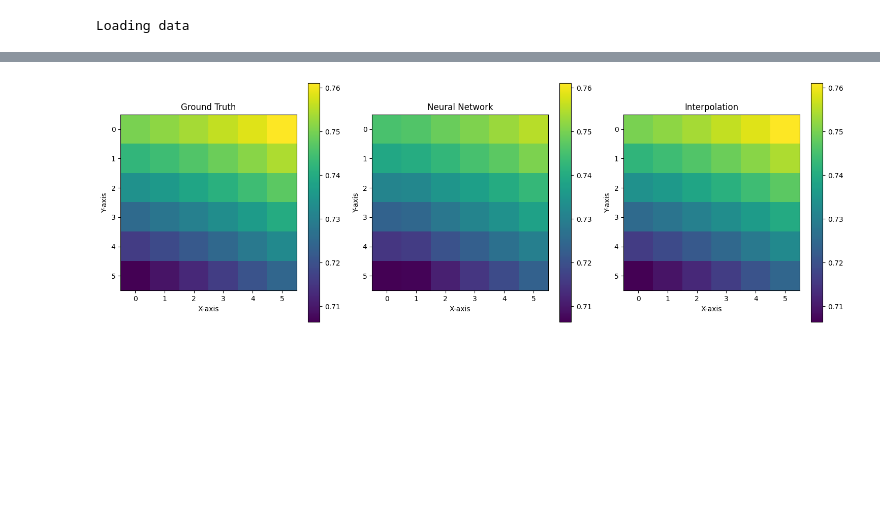
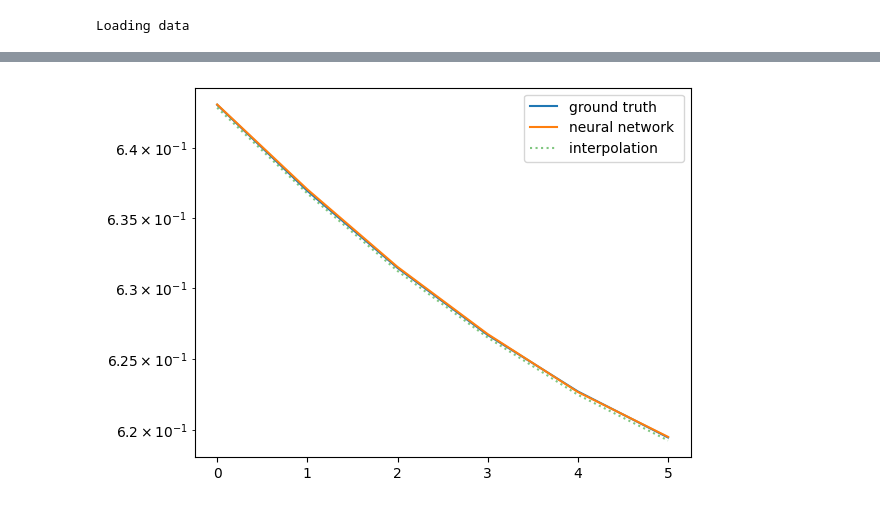
Before and after one commit to ThomasHelfer/TorchGRTL, a Jupyter notebook: notebook.ipynb, the cells around one changed output, grey strips where cells are left out. Drawn from its saved outputs; the diff is of its cells as text; code cells hidden in the pictures; blank space fills up the shorter version.

```diff
--- a/notebook.ipynb
+++ b/notebook.ipynb
@@ -152,27 +209,30 @@ optimizerADAM = torch.optim.Adam(net.parameters(), lr=0.0001)
 # Define the ratio for the split (e.g., 80% train, 20% test)
 train_ratio = 0.8
 test_ratio = 1 - train_ratio
+batch_size = 100
 
 # Calculate the number of samples for each split
 num_samples = len(dataX)
 num_train = int(train_ratio * num_samples)
 num_test = num_samples - num_train
 
-train_torch = dataX[:num_train].permute(0, 4, 1, 2, 3).to(device)
-test_torch = dataX[num_train:].permute(0, 4, 1, 2, 3).to(device)
 
-batch_size = 53
+# Create a dataset from tensors
+dataset = TensorDataset(dataX)
+
+# Split the dataset into training and testing datasets
+train_dataset, test_dataset = random_split(dataset, [num_train, num_test])
 
 # Create DataLoader for batching -- in case data gets larger
 train_loader = DataLoader(
-    dataset=TensorDataset(train_torch),
+    dataset=train_dataset,
     batch_size=batch_size,
     shuffle=False,
     pin_memory=False,
     num_workers=0,
 )
 test_loader = DataLoader(
-    dataset=TensorDataset(test_torch),
+    dataset=test_dataset,
     batch_size=batch_size,
     shuffle=False,
     num_workers=0,
@@ -357,75 +473,25 @@ y_interpolated_buffer[:, :, diff:-diff, diff:-diff, diff:-diff] = y_interpolated
 # %%
 box = 0
 channel = 0
-slice = 9
-# Note we remove some part of the grid as the interpolation needs space
-max_val = (
-    torch.max(
-        y_batch[box, channel, diff - 1 : -diff - 1, diff - 1 : -diff - 1, slice - 1]
-    )
-    .cpu()
-    .numpy()
-)
-min_val = (
-    torch.min(
-        y_batch[box, channel, diff - 1 : -diff - 1, diff - 1 : -diff - 1, slice - 1]
-    )
-    .cpu()
-    .numpy()
-)
-net.cpu()
+slice = 5
+
 net.eval()
 y_pred = net(X_batch.detach())
 
-
-# Create subplots
-fig, axes = plt.subplots(1, 3, figsize=(15, 5))
-
-# Plot ground truth
-axes[0].set_title("Ground Truth")
-im0 = axes[0].imshow(
-    y_batch[box, channel, diff - 1 : -diff - 1, diff - 1 : -diff - 1, slice - 1]
-    .cpu()
-    .numpy(),
-    vmin=min_val,
-    vmax=max_val,
-    cmap="viridis",
+plt.plot(
+    y_batch[box, channel, :, slice, slice].detach().cpu().numpy(),
+    label="ground truth",
 )
-axes[0].set_xlabel("X-axis")
-axes[0].set_ylabel("Y-axis")
-
-# Plot Neural Network
-axes[1].set_title("Neural Network")
-im1 = axes[1].imshow(
-    y_pred[box, channel, diff - 1 : -diff - 1, diff - 1 : -diff - 1, slice - 1]
-    .detach()
-    .cpu()
-    .numpy(),
-    vmin=min_val,
-    vmax=max_val,
-    cmap="viridis",
+plt.plot(
+    y_pred[box, channel, :, slice, slice].detach().cpu().numpy(),
+    label="neural network ",
 )
-axes[1].set_xlabel("X-axis")
-axes[1].set_ylabel("Y-axis")
-
-# Plot Interpolation
-axes[2].set_title("Interpolation")
-im2 = axes[2].imshow(
-    y_interpolated[box, channel, :, :, slice - diff],
-    vmin=min_val,
-    vmax=max_val,
-    cmap="viridis",
+plt.plot(
+    y_interpolated[box, channel, :, slice, slice].detach().cpu().numpy(),
+    label="interpolation ",
+    linestyle=":",
+    alpha=0.6,
 )
-axes[2].set_xlabel("X-axis")
-axes[2].set_ylabel("Y-axis")
-
-# Add colorbars
-cbar0 = fig.colorbar(im0, ax=axes[0])
-# cbar0.set_label('Values')
-cbar1 = fig.colorbar(im1, ax=axes[1])
-# cbar1.set_label('Values')
-cbar2 = fig.colorbar(im2, ax=axes[2])
-# cbar2.set_label('Values')
-plt.tight_layout()
-plt.show()
+plt.yscale("log")
+plt.legend()
 # %% [output]
@@ -432,2 +499,2 @@ plt.show()
-[figure, old version]
+[figure, new version]
 # %%
```
Also changed, not shown: parts of 17 cells of this notebook.
